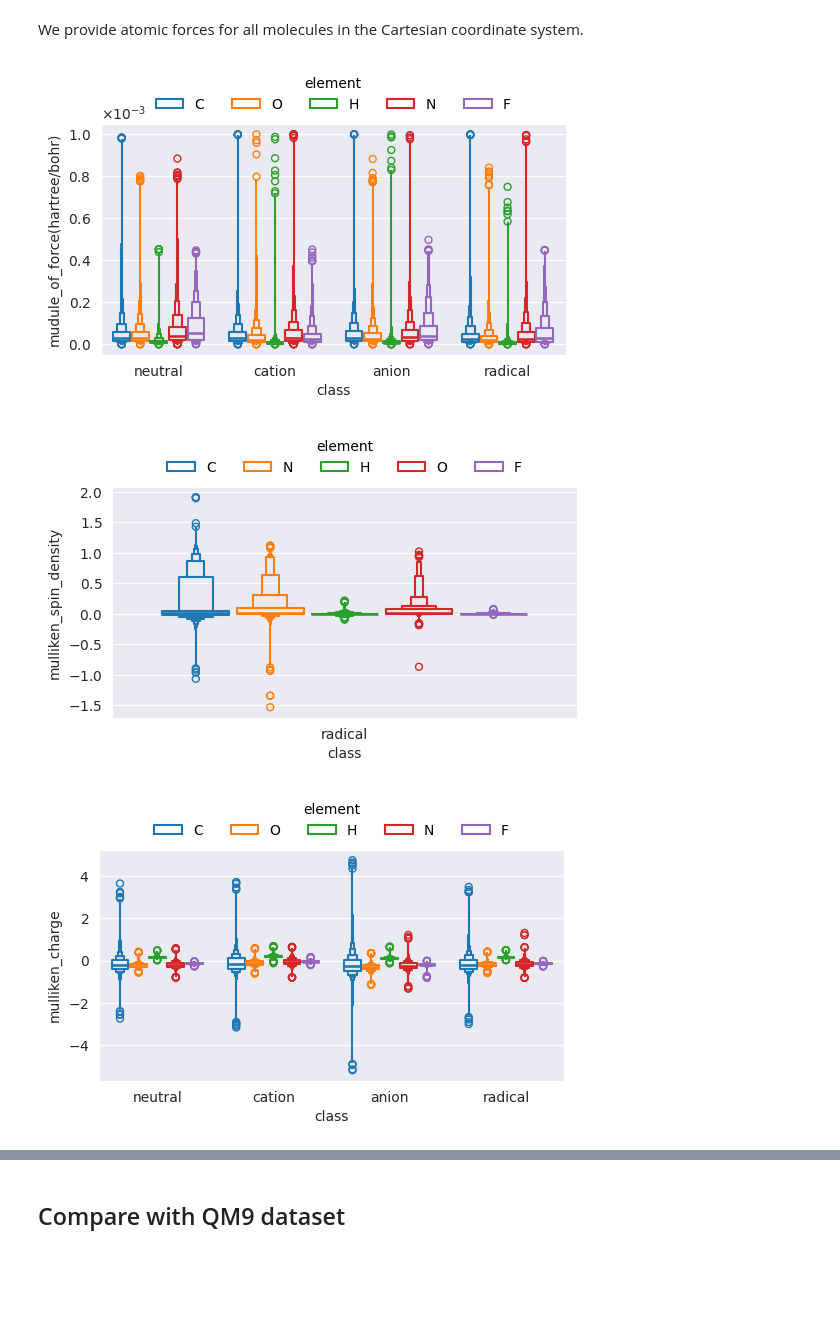
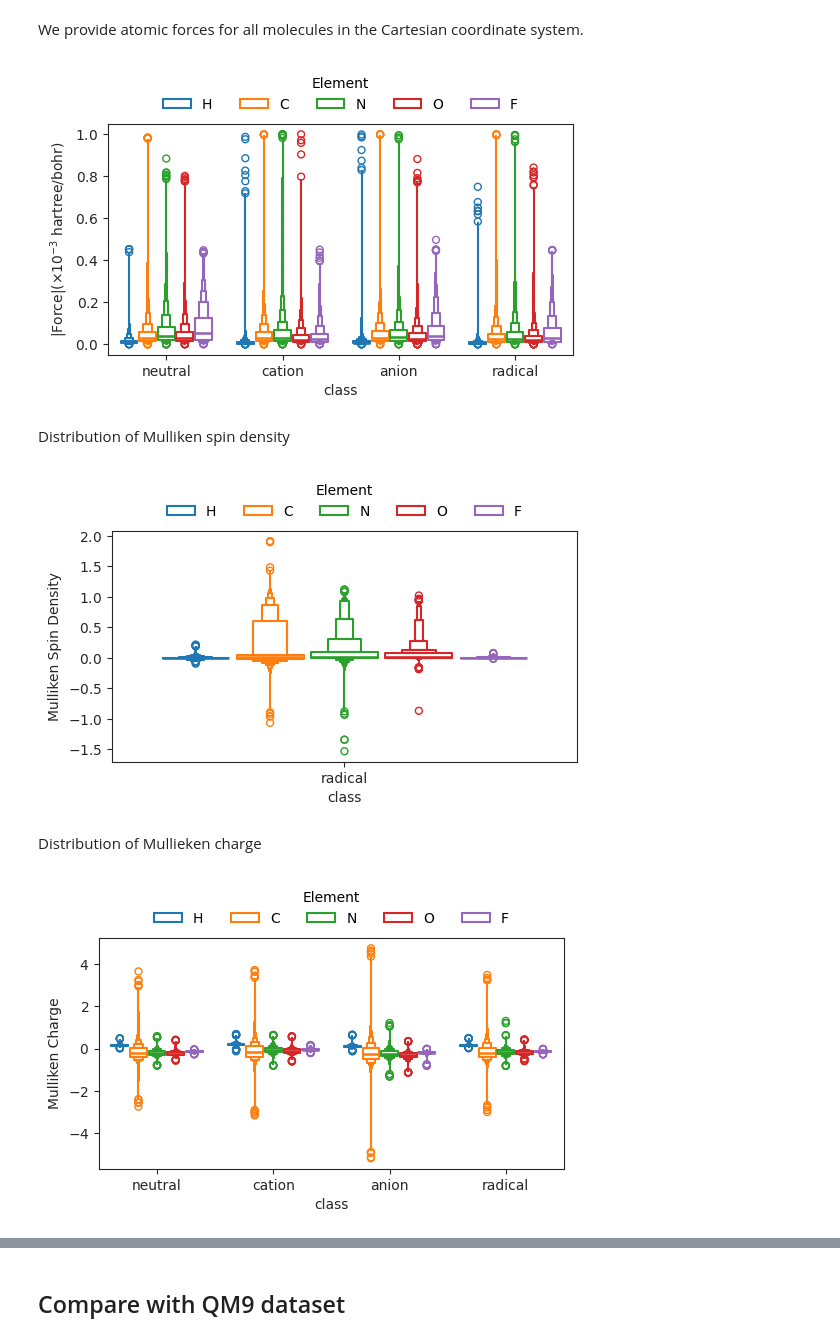
Before and after one commit to gentle1999/qm9star_query, a Jupyter notebook: tutorial/3-create_dataset.ipynb, the cells around one changed output, grey strips where cells are left out. Saved outputs shown, nothing was run; the diff lists cells and outputs as text; code cells hidden in the pictures; blank space fills up the shorter version.

Commit message:
plot code

```diff
--- a/tutorial/3-create_dataset.ipynb
+++ b/tutorial/3-create_dataset.ipynb
@@ -173,2 +184,9 @@ In order to extract a customised subset, you need to inherit the `BaseQM9starDat
+# %%
+scheme = "postgresql+psycopg2"
+POSTGRES_USER = "hxchem"
+POSTGRES_PASSWD = "hxchem"
+POSTGRES_SERVER = "127.0.0.1"  # actual server address
+POSTGRES_PORT = 35432  # actual port
+POSTGRES_DB = "qm9star"
 # %%
 neutral_dataset = NeutralQM9starDataset(
@@ -185,10 +216,10 @@ neutral_dataset = NeutralQM9starDataset(
 # %%
 cation_dataset = CationQM9starDataset(
-    user="hxchem",
-    password="hxchem",
-    server="127.0.0.1",
-    port=35432,
-    db="qm9star",
+    user=POSTGRES_USER,
+    password=POSTGRES_PASSWD,
+    server=POSTGRES_SERVER,
+    port=POSTGRES_PORT,
+    db=POSTGRES_DB,
     dataset_name="qm9star_cation",
     block_num=5,
     log=True,
@@ -197,10 +241,10 @@ cation_dataset = CationQM9starDataset(
 # %%
 anion_dataset = AnionQM9starDataset(
-    user="hxchem",
-    password="hxchem",
-    server="127.0.0.1",
-    port=35432,
-    db="qm9star",
+    user=POSTGRES_USER,
+    password=POSTGRES_PASSWD,
+    server=POSTGRES_SERVER,
+    port=POSTGRES_PORT,
+    db=POSTGRES_DB,
     dataset_name="qm9star_anion",
     block_num=5,
     log=True,
@@ -209,10 +266,10 @@ anion_dataset = AnionQM9starDataset(
 # %%
 radical_dataset = RadicalQM9starDataset(
-    user="hxchem",
-    password="hxchem",
-    server="127.0.0.1",
-    port=35432,
-    db="qm9star",
+    user=POSTGRES_USER,
+    password=POSTGRES_PASSWD,
+    server=POSTGRES_SERVER,
+    port=POSTGRES_PORT,
+    db=POSTGRES_DB,
     dataset_name="qm9star_radical",
     block_num=5,
     log=True,
@@ -430,29 +528,34 @@ local_features_total_df = (
 # %% [markdown]
 We provide atomic forces for all molecules in the Cartesian coordinate system.
 # %%
-with sns.axes_style("darkgrid"):
+with sns.axes_style("ticks"):
     g1 = sns.boxenplot(
         data=local_features_total_df,
         x="class",
-        y="mudule_of_force(hartree/bohr)",
-        hue="element",
+        y="|Force|($\\times10^{-3}$ hartree/bohr)",
+        hue="Element",
+        hue_order=["H", "C", "N", "O", "F"],
         fill=False,
         native_scale=True,
         gap=0.1,
     )
 plt.ticklabel_format(style="sci", axis="y", scilimits=(0, 0), useMathText=True)
 sns.move_legend(g1, "lower center", bbox_to_anchor=(
     0.5, 1), ncol=5, frameon=False)
 g1.figure.set_size_inches(6, 3)
+g1.figure.savefig("img/g1.svg", bbox_inches="tight")
 # %% [output]
-[figure, old version]
+[figure, new version]
+# %% [markdown]
+Distribution of Mulliken spin density
 # %%
-with sns.axes_style("darkgrid"):
+with sns.axes_style("ticks"):
     g2 = sns.boxenplot(
         data=local_features_radical_df,
         x="class",
-        y="mulliken_spin_density",
-        hue="element",
+        y="Mulliken Spin Density",
+        hue="Element",
+        hue_order=["H", "C", "N", "O", "F"],
         fill=False,
         native_scale=True,
         gap=0.1,
@@ -460,15 +563,19 @@ with sns.axes_style("darkgrid"):
 plt.ticklabel_format(style="sci", axis="y", scilimits=(0, 0), useMathText=True)
 sns.move_legend(g2, "lower center", bbox_to_anchor=(0.5, 1), ncol=5, frameon=False)
 g2.figure.set_size_inches(6, 3)
+g2.figure.savefig("img/g2.svg", bbox_inches="tight")
 # %% [output]
-[figure, old version]
+[figure, new version]
+# %% [markdown]
+Distribution of Mullieken charge
 # %%
-with sns.axes_style("darkgrid"):
+with sns.axes_style("ticks"):
     g3 = sns.boxenplot(
         data=local_features_total_df,
         x="class",
-        y="mulliken_charge",
-        hue="element",
+        y="Mulliken Charge",
+        hue="Element",
+        hue_order=["H", "C", "N", "O", "F"],
         fill=False,
         native_scale=True,
         gap=0.1,
@@ -476,5 +583,6 @@ with sns.axes_style("darkgrid"):
 plt.ticklabel_format(style="sci", axis="y", scilimits=(0, 0), useMathText=True)
 sns.move_legend(g3, "lower center", bbox_to_anchor=(0.5, 1), ncol=5, frameon=False)
 g3.figure.set_size_inches(6, 3)
+g3.figure.savefig("img/g3.svg", bbox_inches="tight")
 # %% [output]
-[figure, old version]
+[figure, new version]
```
Also changed, not shown: parts of 43 cells of this notebook, 28 other files.
